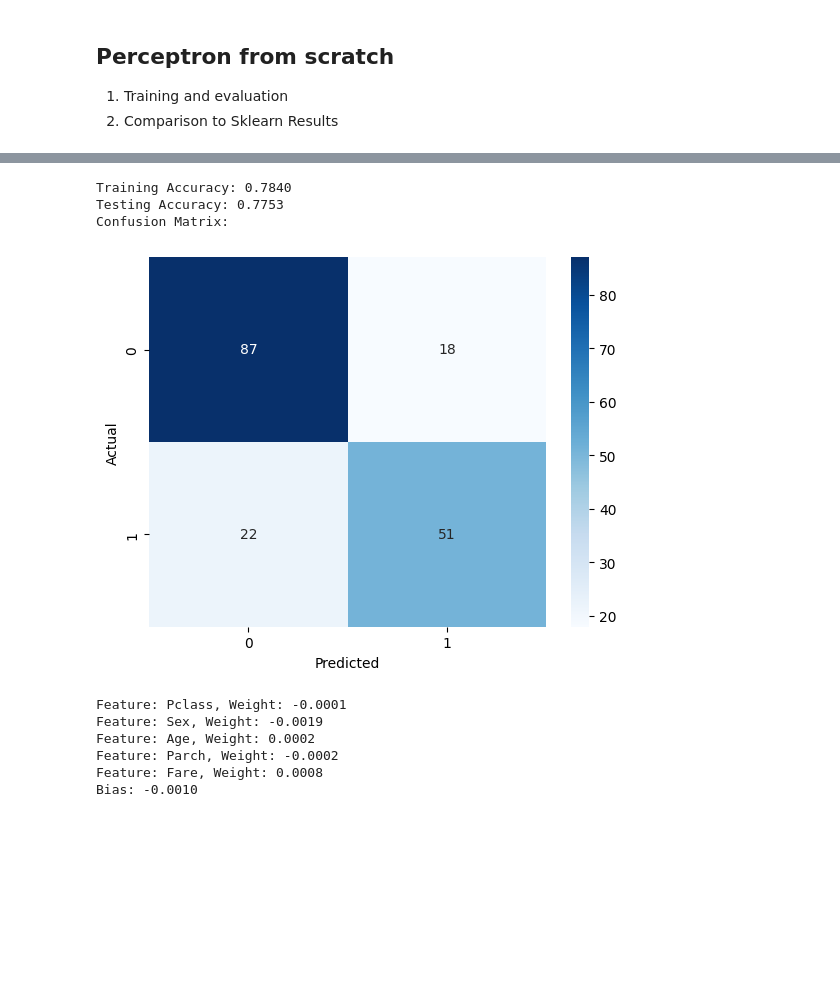
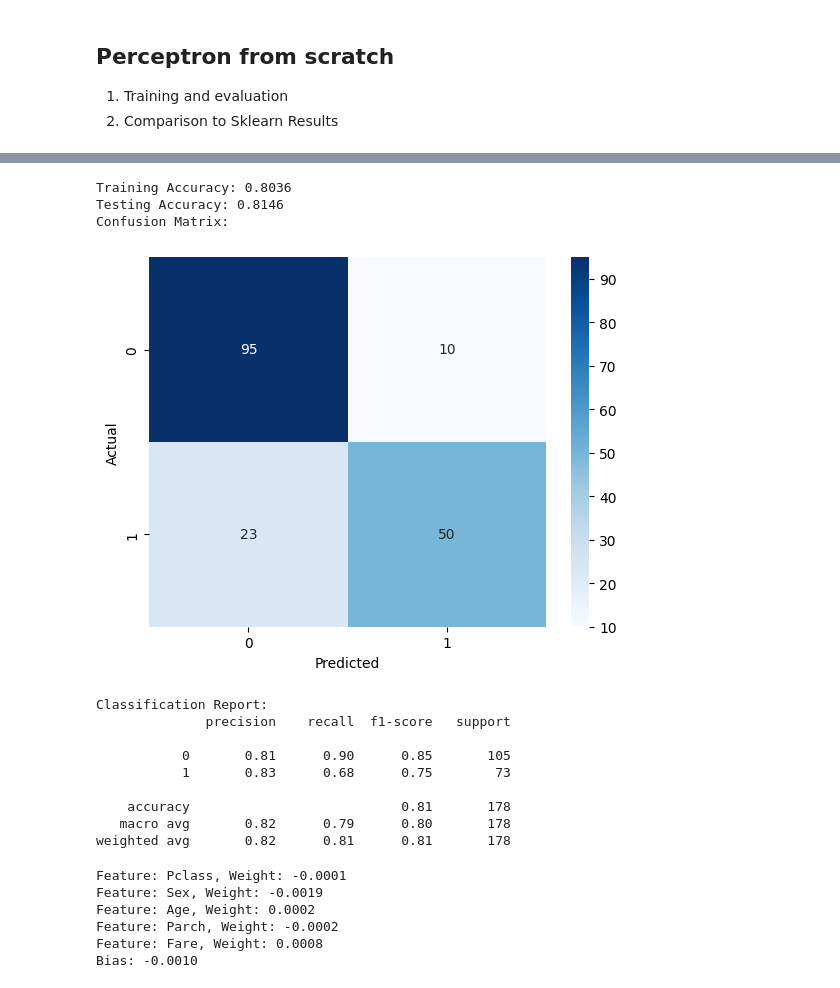
Before and after one commit to rykerdolese/Data-Science-and-Machine-Learning, a Jupyter notebook: examples/Supervised Learning/Perceptron/perceptron_from_scratch.ipynb, the cells around one changed output, grey strips where cells are left out. Saved outputs shown, nothing was run; the diff lists cells and outputs as text; code cells hidden in the pictures; blank space fills up the shorter version.

```diff
--- a/Supervised Learning/Perceptron/perceptron_from_scratch.ipynb
+++ b/examples/Supervised Learning/Perceptron/perceptron_from_scratch.ipynb
@@ -244,14 +263,13 @@ y = data['Survived'].values
 # Split the dataset into training and testing sets
 X_train, X_test, y_train, y_test = train_test_split(X, y, test_size=0.2, random_state=42)
 
-# Scale the features
-from sklearn.preprocessing import StandardScaler
-scaler = StandardScaler()
+# Scale features using Min-Max Scaling
+scaler = MinMaxScaler()
 X_train = scaler.fit_transform(X_train)
 X_test = scaler.transform(X_test)
 
 # Initialize and train the Perceptron
-perceptron = Perceptron(learning_rate=0.0005, n_iterations=50)
+perceptron = Perceptron(learning_rate=0.0005, n_iterations=200)
 perceptron.fit(X_train, y_train)
 perceptron.plot_loss()
 # %% [output]
@@ -261,21 +279,36 @@ We can see our model coverges to a minimum training loss after about 15 iteratio
 # %%
 # Let's evaluate our model
+# import classification report
+from sklearn.metrics import classification_report
 train_accuracy = perceptron.accuracy(X_train, y_train)
 test_accuracy = perceptron.accuracy(X_test, y_test)
 print(f'Training Accuracy: {train_accuracy:.4f}')
 print(f'Testing Accuracy: {test_accuracy:.4f}')
 
 # Confusion Matrix
 conf_matrix = perceptron.confusion_matrix(X_test, y_test)
 print("Confusion Matrix:")
 # Consuion matrix in seaborn
 sns.heatmap(conf_matrix, annot=True, fmt='d', cmap='Blues')
 plt.show()
+# Classification Report
+y_pred = perceptron.predict(X_test)
+print("Classification Report:")
+print(classification_report(y_test, y_pred))
 # %% [output]
-Training Accuracy: 0.7840
-Testing Accuracy: 0.7753
+Training Accuracy: 0.8036
+Testing Accuracy: 0.8146
 Confusion Matrix:
-[figure, old version]
+[figure, new version]
+Classification Report:
+              precision    recall  f1-score   support
+
+           0       0.81      0.90      0.85       105
+           1       0.83      0.68      0.75        73
+
+    accuracy                           0.81       178
+   macro avg       0.82      0.79      0.80       178
+weighted avg       0.82      0.81      0.81       178
 # %%
 # Interpretation of weights
 feature_names = data.drop('Survived', axis=1).columns
```
Also changed, not shown: parts of 7 cells of this notebook, 25 other files.
